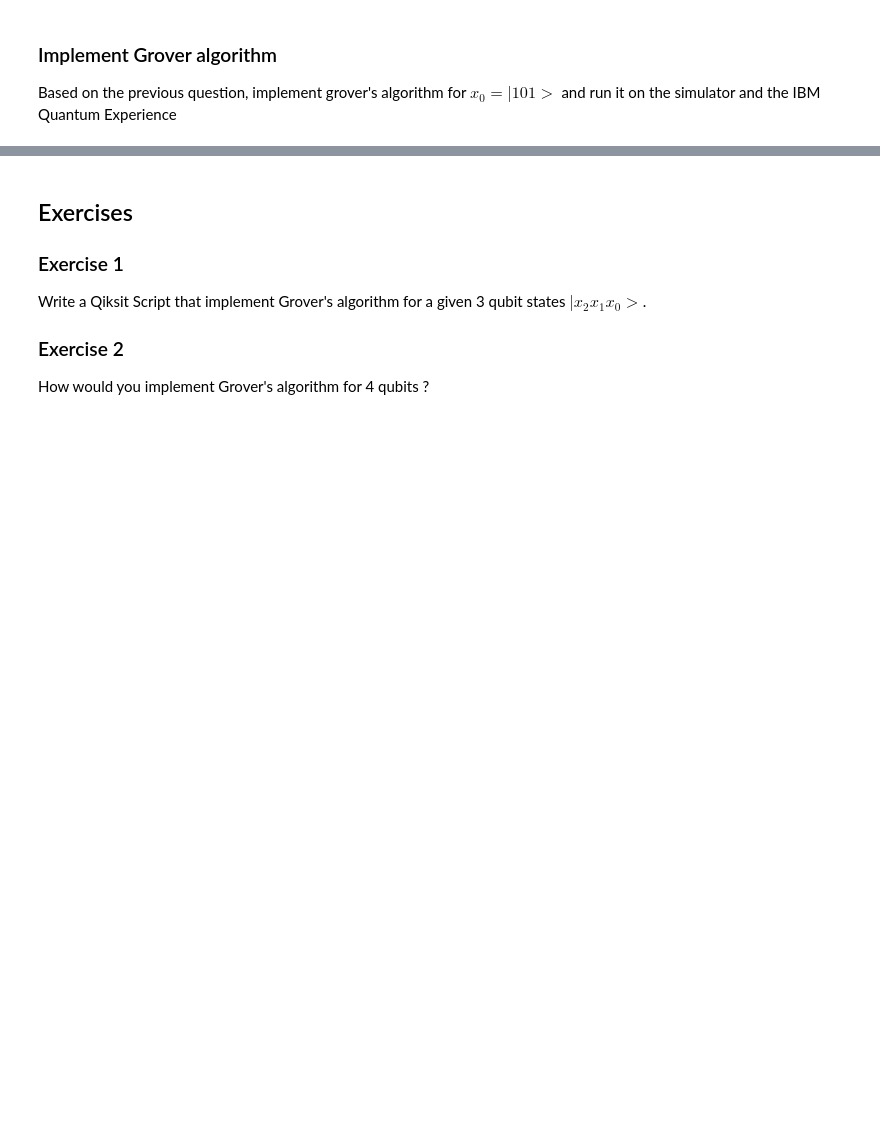
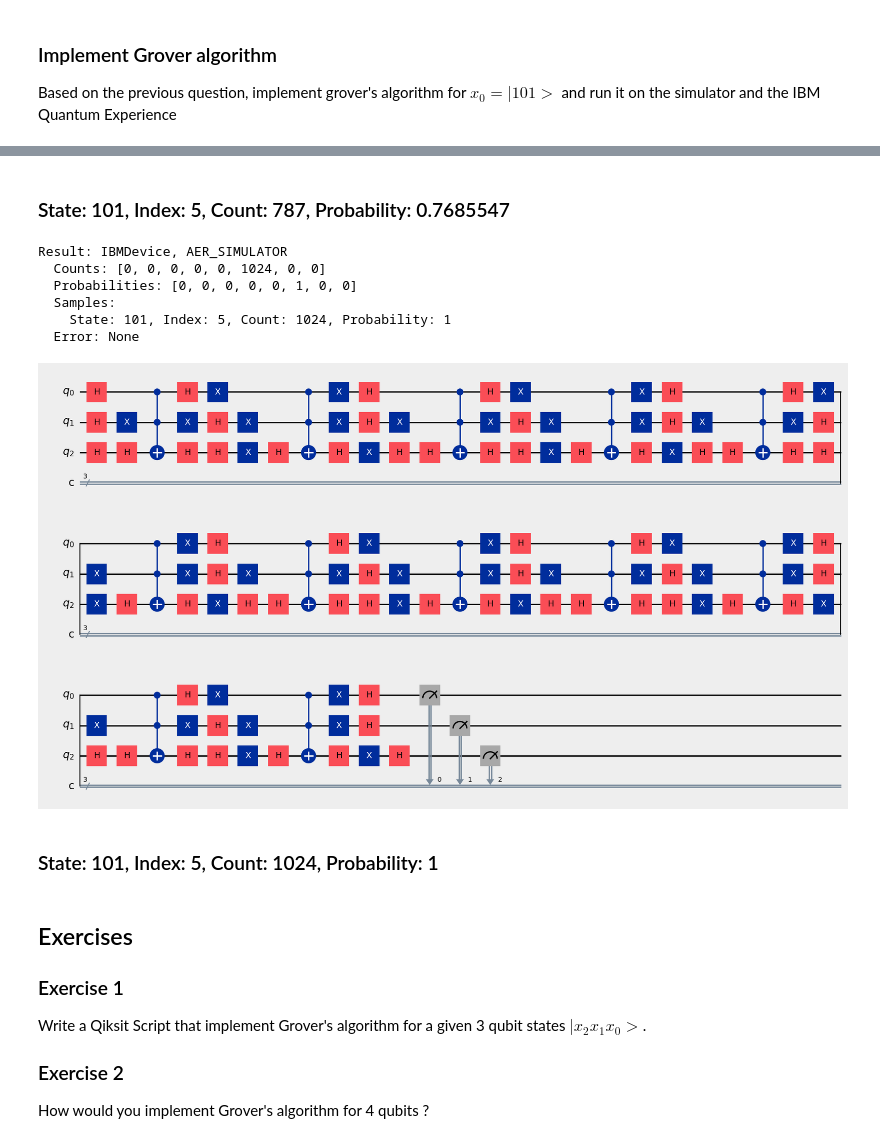
Before and after one commit to zshelali/UTBM-Math, a Jupyter notebook: IT41/Practical-Session-4-Quantum-Algorithms/quantum_algorithms.ipynb, the cells around one changed output, grey strips where cells are left out. Drawn from its saved outputs; the diff is of its cells as text; code cells hidden in the pictures; blank space fills up the shorter version.

```diff
--- a/IT41/Practical-Session-4-Quantum-Algorithms/quantum_algorithms.ipynb
+++ b/IT41/Practical-Session-4-Quantum-Algorithms/quantum_algorithms.ipynb
@@ -725,3 +810,14 @@ Conclude that the diffusion operator, as explained in the lecture, is given by:
 ### Implement Grover algorithm
 
 Based on the previous question, implement grover's algorithm for $x_0=|101>$ and run it on the simulator and the IBM Quantum Experience
+# %%
+# First we need the oracle that flips |101>
+
+def oracle_101():
+    circuit = QCircuit(3)
+    circuit.add(X(1))
+    circuit.add(H(2))
+    circuit.add(TOF([0, 1], 2))
+    circuit.add(H(2))
+    circuit.add(X(1))
+    return circuit
@@ -727,0 +826,13 @@ Based on the previous question, implement grover's algorithm for $x_0=|101>$ and
+# %%
+# 1 iteration
+grover_circuit = QCircuit(3)
+grover_circuit.add([H(0), H(1), H(2)])
+O = oracle_101()
+D = grover_d(3)
+
+grover_1 = grover_circuit + O + D
+grover_1.add(BasisMeasure([0, 1, 2]))
+
+result_1 = run(grover_1, IBMDevice.AER_SIMULATOR)
+print(result_1)
+grover_1.pretty_print()
@@ -728,3 +857,30 @@ Based on the previous question, implement grover's algorithm for $x_0=|101>$ and
+# %% [markdown]
+### State: 101, Index: 5, Count: 787, Probability: 0.7685547
+# %%
+# 6 iterations
+
+grover_3 = QCircuit(3)
+grover_3.add([H(0), H(1), H(2)])
+
+for _ in range(6):
+    grover_3 += O + D
+
+grover_3.add(BasisMeasure([0, 1, 2]))
+
+
+result_3 = run(grover_3, IBMDevice.AER_SIMULATOR)
+print(result_3)
+grover_3.display()
+# %% [output]
+Result: IBMDevice, AER_SIMULATOR
+  Counts: [0, 0, 0, 0, 0, 1024, 0, 0]
+  Probabilities: [0, 0, 0, 0, 0, 1, 0, 0]
+  Samples:
+    State: 101, Index: 5, Count: 1024, Probability: 1
+  Error: None
+[figure, added]
+# %% [markdown]
+### State: 101, Index: 5, Count: 1024, Probability: 1
 # %% [markdown]
 ## Exercises
 
```
Also changed, not shown: parts of 16 cells of this notebook, 1 other file.
